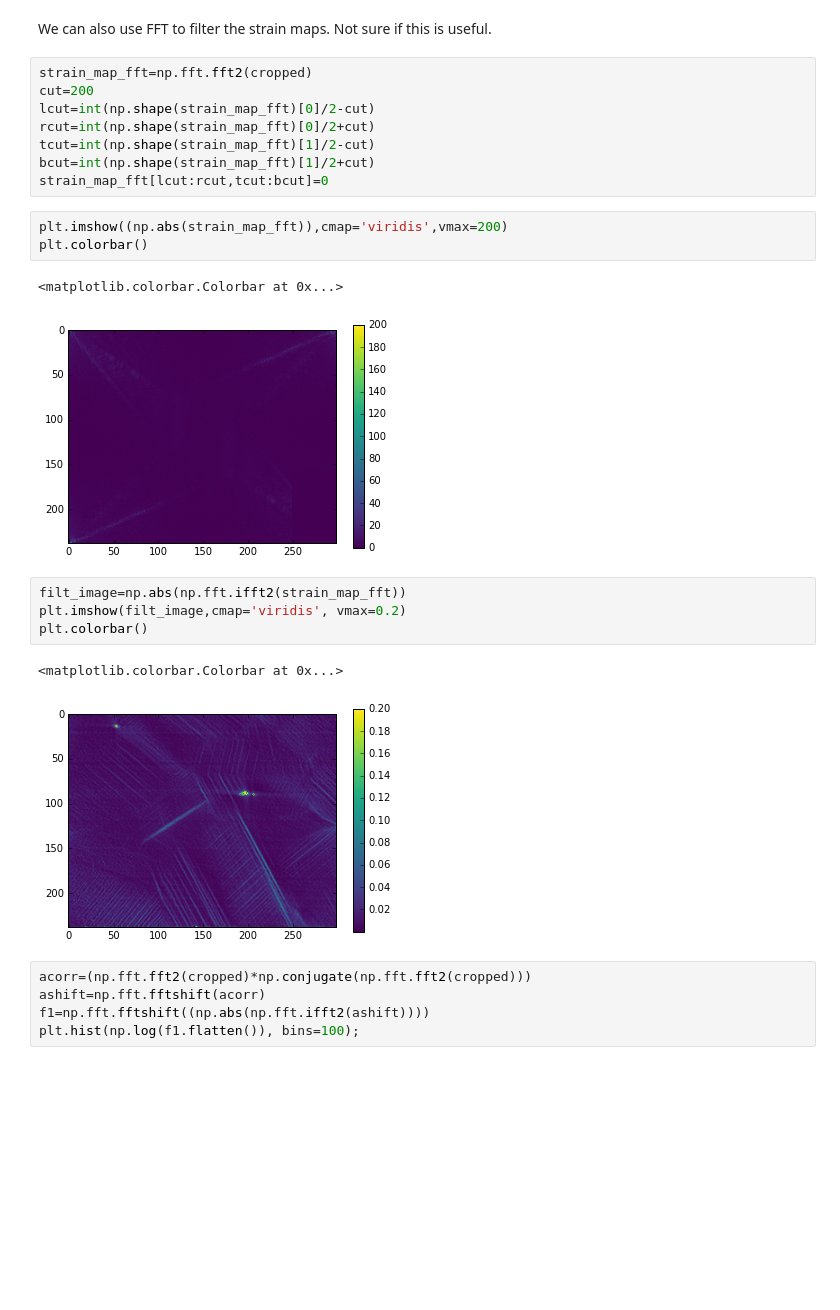
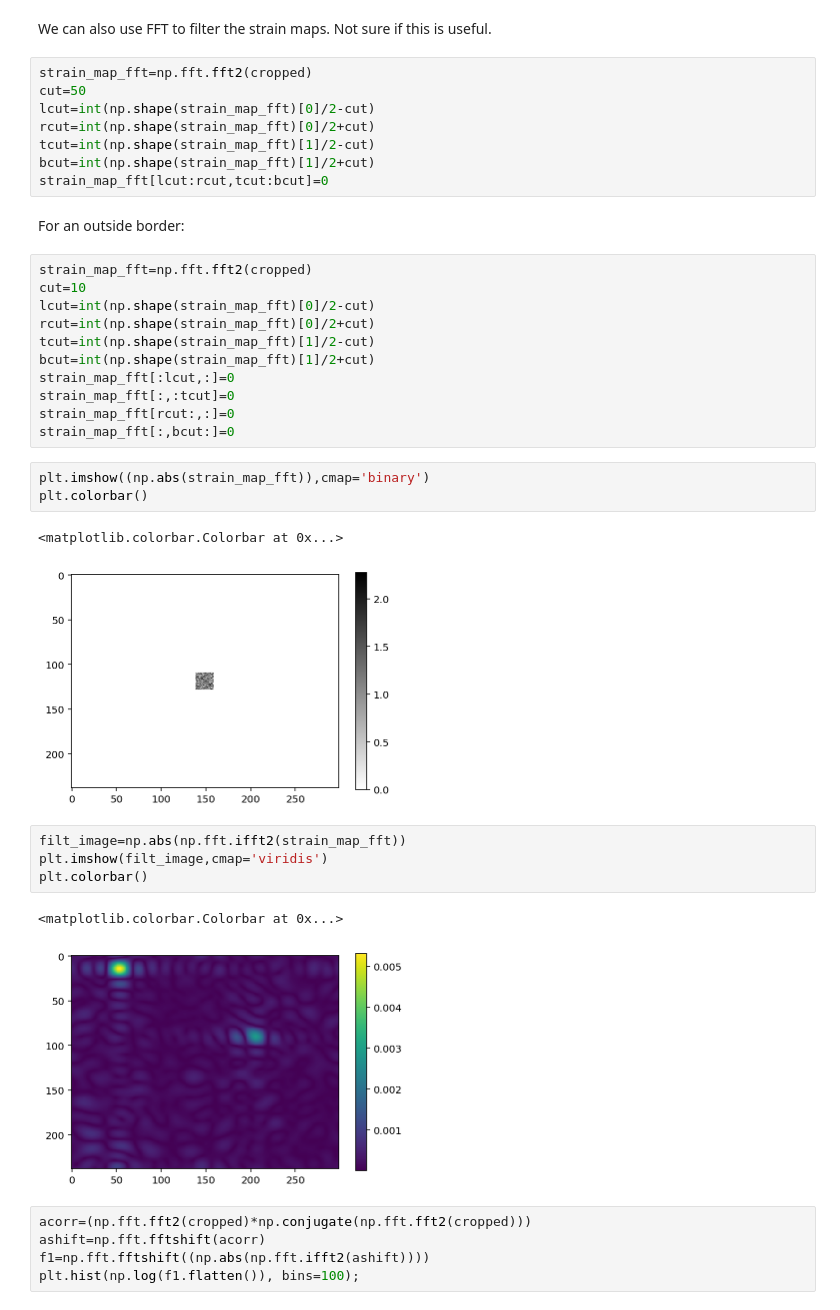
Before and after one commit to MechMicroMan/HRDIC, a Jupyter notebook: hrdic/HRDIC data analysis notebook.ipynb, the cells around one changed output. Drawn from its saved outputs; the diff is of its cells as text; blank space fills up the shorter version.

Commit message:
Added an outside border border for the fft filter in HRDIC data analysis.

```diff
--- a/hrdic/HRDIC data analysis notebook.ipynb
+++ b/hrdic/HRDIC data analysis notebook.ipynb
@@ -224,25 +228,38 @@ array([[ 2.2484752 ,  2.2535583 ,  2.25328953, ...,  2.25328953,
 We can also use FFT to filter the strain maps. Not sure if this is useful.
 # %%
 strain_map_fft=np.fft.fft2(cropped)
-cut=200
+cut=50
 lcut=int(np.shape(strain_map_fft)[0]/2-cut)
 rcut=int(np.shape(strain_map_fft)[0]/2+cut)
 tcut=int(np.shape(strain_map_fft)[1]/2-cut)
 bcut=int(np.shape(strain_map_fft)[1]/2+cut)
 strain_map_fft[lcut:rcut,tcut:bcut]=0
+# %% [markdown]
+For an outside border:
+# %%
+strain_map_fft=np.fft.fft2(cropped)
+cut=10
+lcut=int(np.shape(strain_map_fft)[0]/2-cut)
+rcut=int(np.shape(strain_map_fft)[0]/2+cut)
+tcut=int(np.shape(strain_map_fft)[1]/2-cut)
+bcut=int(np.shape(strain_map_fft)[1]/2+cut)
+strain_map_fft[:lcut,:]=0
+strain_map_fft[:,:tcut]=0
+strain_map_fft[rcut:,:]=0
+strain_map_fft[:,bcut:]=0
 # %%
-plt.imshow((np.abs(strain_map_fft)),cmap='viridis',vmax=200)
+plt.imshow((np.abs(strain_map_fft)),cmap='binary')
 plt.colorbar()
 # %% [output]
 <matplotlib.colorbar.Colorbar at 0x...>
-[figure, old version]
+[figure, new version]
 # %%
 filt_image=np.abs(np.fft.ifft2(strain_map_fft))
-plt.imshow(filt_image,cmap='viridis', vmax=0.2)
+plt.imshow(filt_image,cmap='viridis')
 plt.colorbar()
 # %% [output]
 <matplotlib.colorbar.Colorbar at 0x...>
-[figure, old version]
+[figure, new version]
 # %%
 acorr=(np.fft.fft2(cropped)*np.conjugate(np.fft.fft2(cropped)))
 ashift=np.fft.fftshift(acorr)
```
Also changed, not shown: parts of 12 cells of this notebook, 4 other files.
